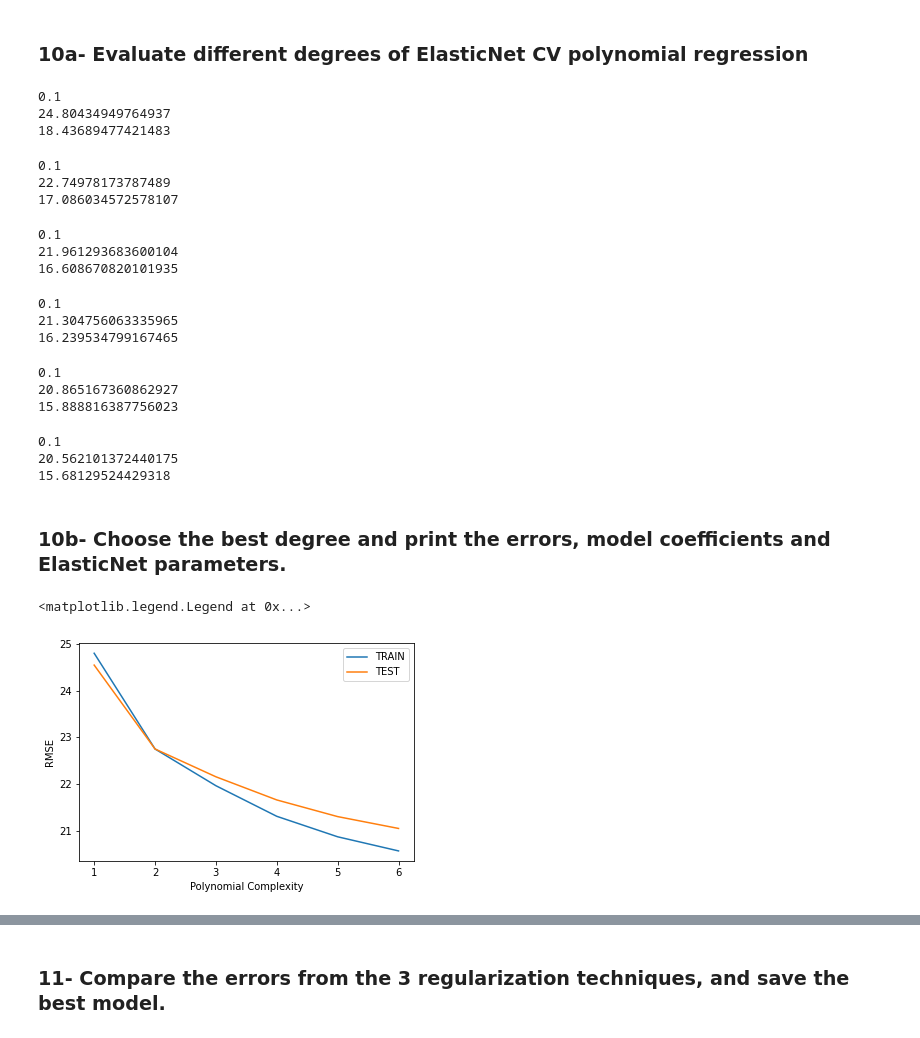
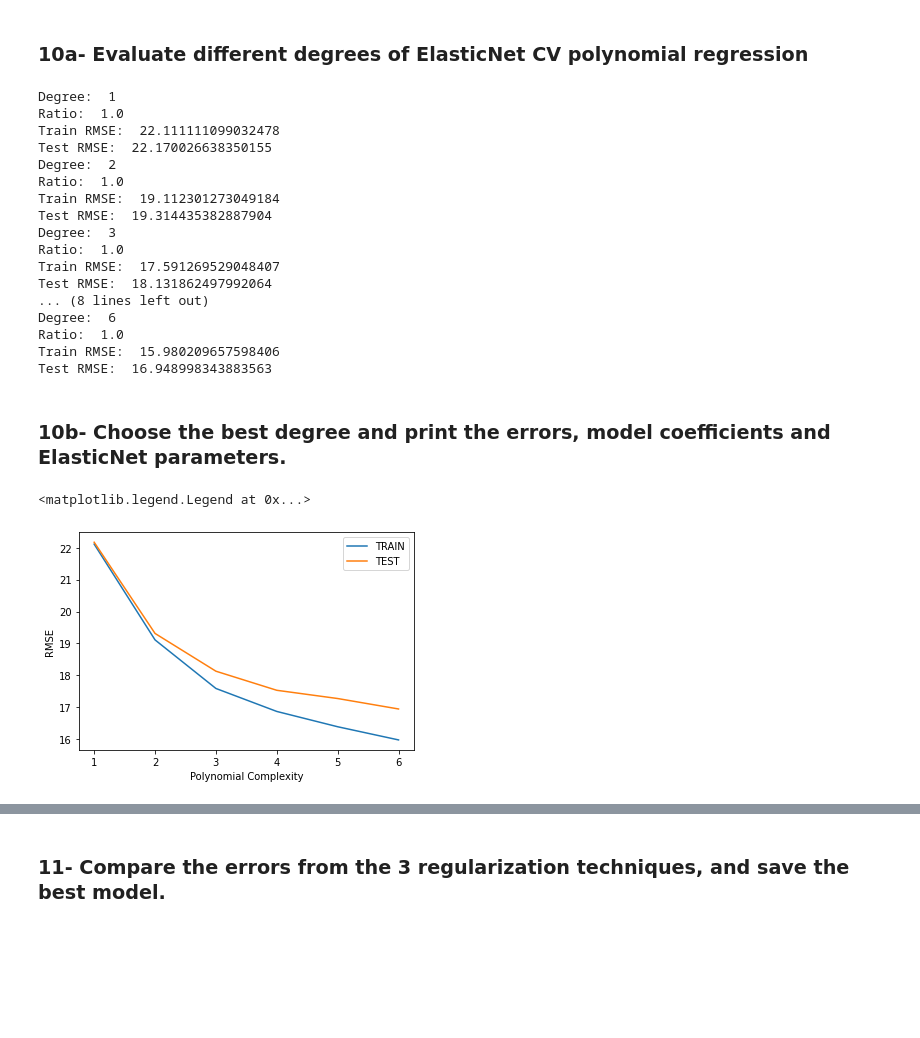
Before and after one commit to allaaamr/ML-Assignment-1, a Jupyter notebook: Assignment1_Polynomial_Regression.ipynb, the cells around one changed output, grey strips where cells are left out. Cells and saved outputs as stored; diff of their text form; code cells hidden in the pictures; blank space fills up the shorter version.

```diff
--- a/Assignment1_Polynomial_Regression.ipynb
+++ b/Assignment1_Polynomial_Regression.ipynb
@@ -150,3 +71,0 @@ sns.heatmap(corr)
-# %%
-
-df = df.drop(['PT08.S3(NOx)'], axis = 1)
@@ -197,8 +198,9 @@ lasso_train_mae_errors = []
 lasso_test_mae_errors = []
 lasso_alphas = []
 
-for d in range(1,6):
+for d in range(1,7):
 
+    print("Degree ", d)
     # CREATE POLY DATA SET FOR DEGREE "d"
     polynomial_converter = PolynomialFeatures(degree=d,include_bias=False)
     poly_features = polynomial_converter.fit_transform(X)
@@ -212,7 +214,7 @@ for d in range(1,6):
     X_test = scaler.transform(X_test)
 
     # TRAIN ON THIS NEW POLY SET
-    lasso_cv_model = LassoCV(alphas=(0.01, 0.1, 1.0, 10))
+    lasso_cv_model = LassoCV(alphas=(0.01, 0.1, 1.0, 10), tol='0.01')
     lasso_cv_model.fit(X_train,y_train)
     print(lasso_cv_model.alpha_)
     lasso_alphas.append(lasso_cv_model.alpha_)
@@ -234,8 +236,8 @@ for d in range(1,6):
 
     # Append errors to lists for plotting later
 
-    print(train_RMSE)
-    print(test_RMSE)
+    print("Train RMSE: ", train_RMSE)
+    print("Test RMSE: ",test_RMSE)
     lasso_train_rmse_errors.append(train_RMSE)
     lasso_train_mse_errors.append(train_MSE)
     lasso_train_mae_errors.append(train_MAE)
@@ -322,7 +326,8 @@ for d in range(1,7):
     X_test = scaler.transform(X_test)
 
     # TRAIN ON THIS NEW POLY SET
-    ridge_cv_model = RidgeCV(alphas=( 1.0, 10.0))
+    # ridge_cv_model = RidgeCV(alphas=(0.1 ,1.0, 10))
+    ridge_cv_model = RidgeCV(alphas=(0.1, 1.0, 10.0),scoring='neg_mean_squared_error')
     ridge_cv_model.fit(X_train,y_train)
     print("Alpha:", ridge_cv_model.alpha_)
     alphas.append(ridge_cv_model.alpha_)
@@ -399,10 +408,10 @@ en_train_rmse_errors = []
 en_test_rmse_errors = []
 en_train_mae_errors = []
 en_test_mae_errors = []
-en_alphas = []
+en_ratios = []
 
 for d in range(1,7):
-
+    print("Degree: ", d)
     # CREATE POLY DATA SET FOR DEGREE "d"
     polynomial_converter = PolynomialFeatures(degree=d,include_bias=False)
     poly_features = polynomial_converter.fit_transform(X)
@@ -416,13 +425,14 @@ for d in range(1,7):
     X_test = scaler.transform(X_test)
 
     # TRAIN ON THIS NEW POLY SET
-    lasso_cv_model = LassoCV(alphas=(0.1, 1.0, 10.0))
-    lasso_cv_model.fit(X_train,y_train)
-    print(lasso_cv_model.alpha_)
-    en_alphas.append(lasso_cv_model.alpha_)
+    elastic_model  = ElasticNetCV(l1_ratio=[.1, .5, .7,.9, .95, .99, 1],tol=0.01)
+    elastic_model .fit(X_train,y_train)
+    print("Ratio: ", elastic_model.l1_ratio_)
+    en_ratios.append(elastic_model.l1_ratio_)
+
     # PREDICT ON BOTH TRAIN AND TEST
-    train_pred = lasso_cv_model.predict(X_train)
-    test_pred = lasso_cv_model.predict(X_test)
+    train_pred = elastic_model.predict(X_train)
+    test_pred = elastic_model.predict(X_test)
 
     # Calculate Errors
 
@@ -430,46 +440,45 @@ for d in range(1,7):
     train_RMSE = np.sqrt(mean_squared_error(y_train,train_pred))
     train_MAE = mean_absolute_error(y_train,train_pred)
     # Errors on Test Set
-    test_MAE = np.sqrt(mean_squared_error(y_test,test_pred))
-    test_RMSE = mean_absolute_error(y_test,test_pred)
+    test_RMSE = np.sqrt(mean_squared_error(y_test,test_pred))
+    test_MAE = mean_absolute_error(y_test,test_pred)
 
 
     # Append errors to lists for plotting later
 
-    print(train_RMSE)
-    print(test_RMSE)
+    print("Train RMSE: ",train_RMSE)
+    print("Test RMSE: ",test_RMSE)
     en_train_rmse_errors.append(train_RMSE)
     en_test_rmse_errors.append(test_RMSE)
     en_train_mae_errors.append(train_MAE)
     en_test_mae_errors.append(test_MAE)
 # %% [output]
-0.1
-24.80434949764937
-18.43689477421483
+Degree:  1
+Ratio:  1.0
+Train RMSE:  22.111111099032478
+Test RMSE:  22.170026638350155
+Degree:  2
+Ratio:  1.0
+Train RMSE:  19.112301273049184
+Test RMSE:  19.314435382887904
+Degree:  3
+Ratio:  1.0
+Train RMSE:  17.591269529048407
+Test RMSE:  18.131862497992064
+... (8 lines left out)
+Degree:  6
+Ratio:  1.0
+Train RMSE:  15.980209657598406
+Test RMSE:  16.948998343883563
-0.1
-22.74978173787489
-17.086034572578107
-0.1
-21.961293683600104
-16.608670820101935
-0.1
-21.304756063335965
-16.239534799167465
-0.1
-20.865167360862927
-15.888816387756023
-0.1
-20.562101372440175
-15.68129524429318
 # %% [markdown]
 ### 10b- Choose the best degree and print the errors, model coefficients and ElasticNet parameters.
 # %%
 plt.plot(range(1,7),en_train_rmse_errors,label='TRAIN')
-plt.plot(range(1,7),en_test_mae_errors,label='TEST')
+plt.plot(range(1,7),en_test_rmse_errors,label='TEST')
 plt.xlabel("Polynomial Complexity")
 plt.ylabel("RMSE")
 plt.legend()
 # %% [output]
 <matplotlib.legend.Legend at 0x...>
-[figure, old version]
+[figure, new version]
 # %%
```
Also changed, not shown: parts of 24 cells of this notebook.
